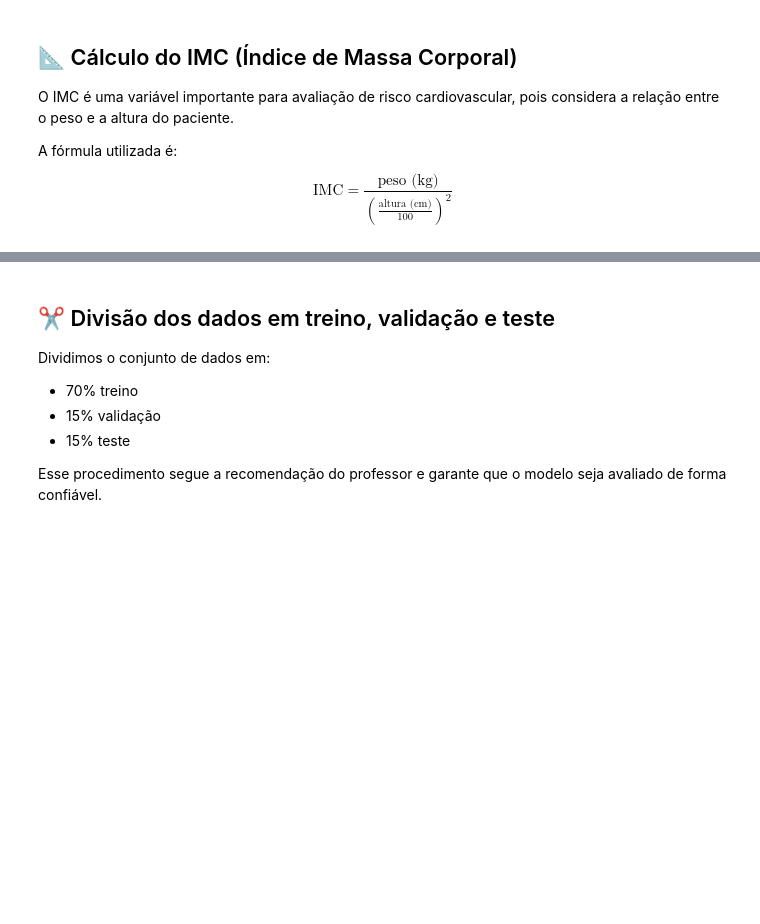
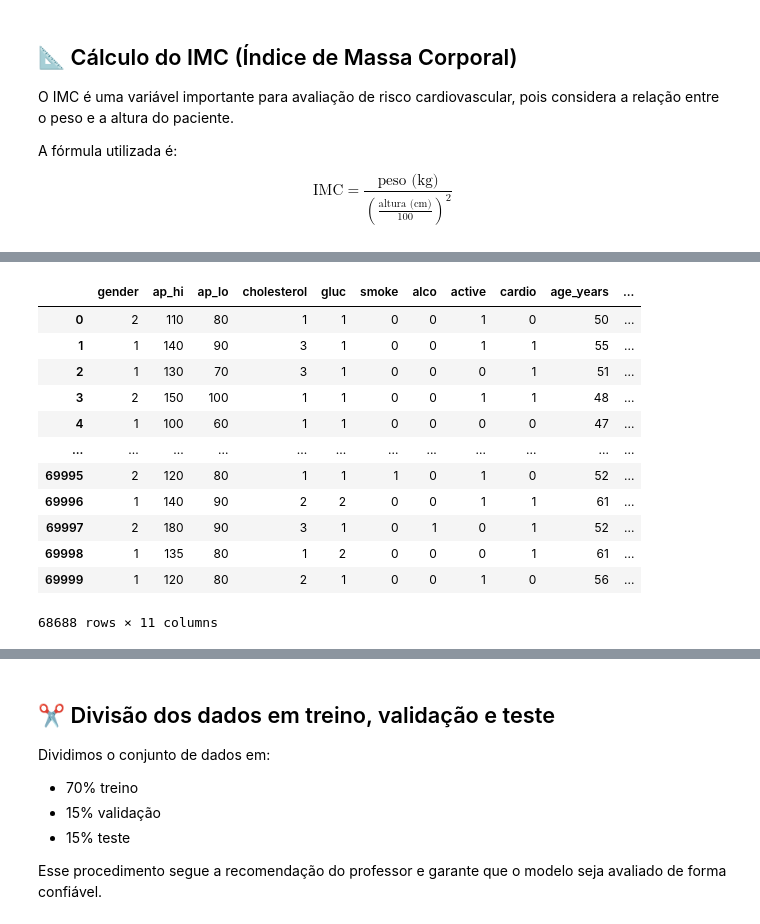
Before and after one commit to PadawanXXVI/projeto_cardio_ml, a Jupyter notebook: cardio_ml.ipynb, the cells around one changed output, grey strips where cells are left out. Cells and saved outputs as stored; diff of their text form; code cells hidden in the pictures; blank space fills up the shorter version.

```diff
--- a/cardio_ml.ipynb
+++ b/cardio_ml.ipynb
@@ -491,7 +492,0 @@ Removemos o identificador `id` e a coluna original `age` (em dias), mantendo `ag
-# %%
-# Remoção de colunas irrelevantes
-df.drop(columns=["id"], inplace=True)
-
-# Separação entre atributos e variável-alvo
-X = df.drop("cardio", axis=1)
-y = df["cardio"]
@@ -497,0 +509,20 @@ y = df["cardio"]
+# %%
+# Criação do DataFrame final para modelagem
+df_model = df.drop(columns=["id", "age", "height", "weight"]).copy()
+
+# Exibir o DataFrame preparado para modelagem
+display(df_model)
+# %% [output]
+|  | gender | ap_hi | ap_lo | cholesterol | gluc | smoke | alco | active | cardio | age_years | ... |
+| 0 | 2 | 110 | 80 | 1 | 1 | 0 | 0 | 1 | 0 | 50 | ... |
+| 1 | 1 | 140 | 90 | 3 | 1 | 0 | 0 | 1 | 1 | 55 | ... |
+| 2 | 1 | 130 | 70 | 3 | 1 | 0 | 0 | 0 | 1 | 51 | ... |
+| 3 | 2 | 150 | 100 | 1 | 1 | 0 | 0 | 1 | 1 | 48 | ... |
+| 4 | 1 | 100 | 60 | 1 | 1 | 0 | 0 | 0 | 0 | 47 | ... |
+| ... | ... | ... | ... | ... | ... | ... | ... | ... | ... | ... | ... |
+| 69995 | 2 | 120 | 80 | 1 | 1 | 1 | 0 | 1 | 0 | 52 | ... |
+| 69996 | 1 | 140 | 90 | 2 | 2 | 0 | 0 | 1 | 1 | 61 | ... |
+| 69997 | 2 | 180 | 90 | 3 | 1 | 0 | 1 | 0 | 1 | 52 | ... |
+| 69998 | 1 | 135 | 80 | 1 | 2 | 0 | 0 | 0 | 1 | 61 | ... |
+| 69999 | 1 | 120 | 80 | 2 | 1 | 0 | 0 | 1 | 0 | 56 | ... |
+68688 rows × 11 columns
```
Also changed, not shown: parts of 21 cells of this notebook, 1 other file.
